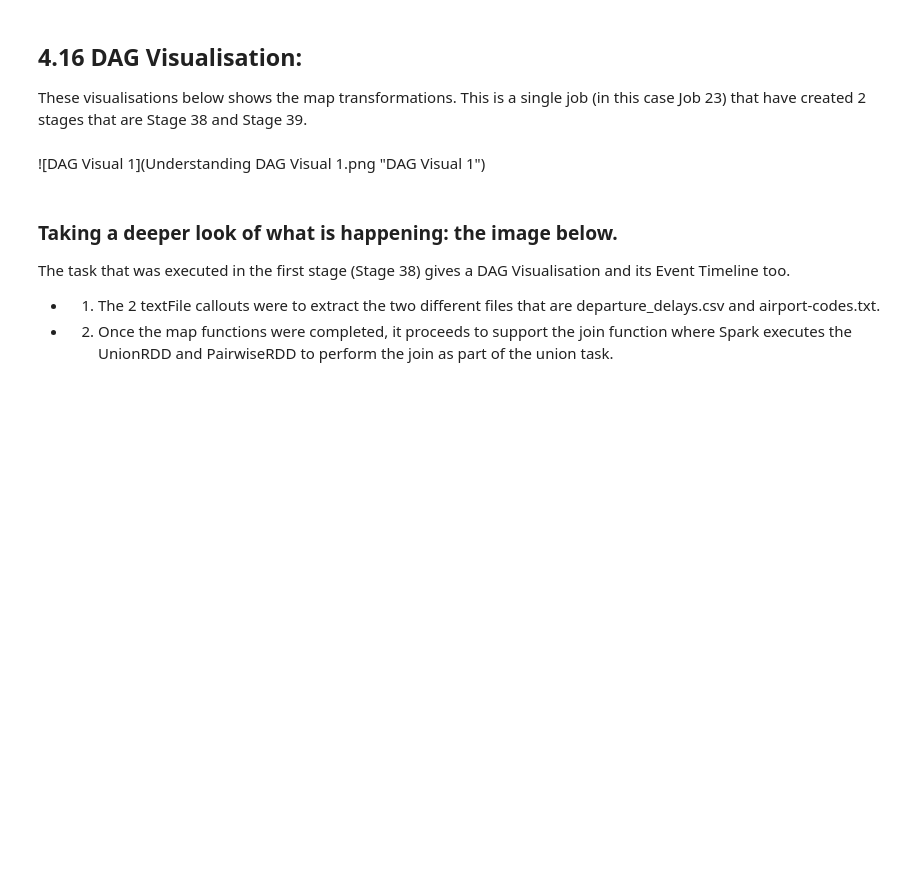
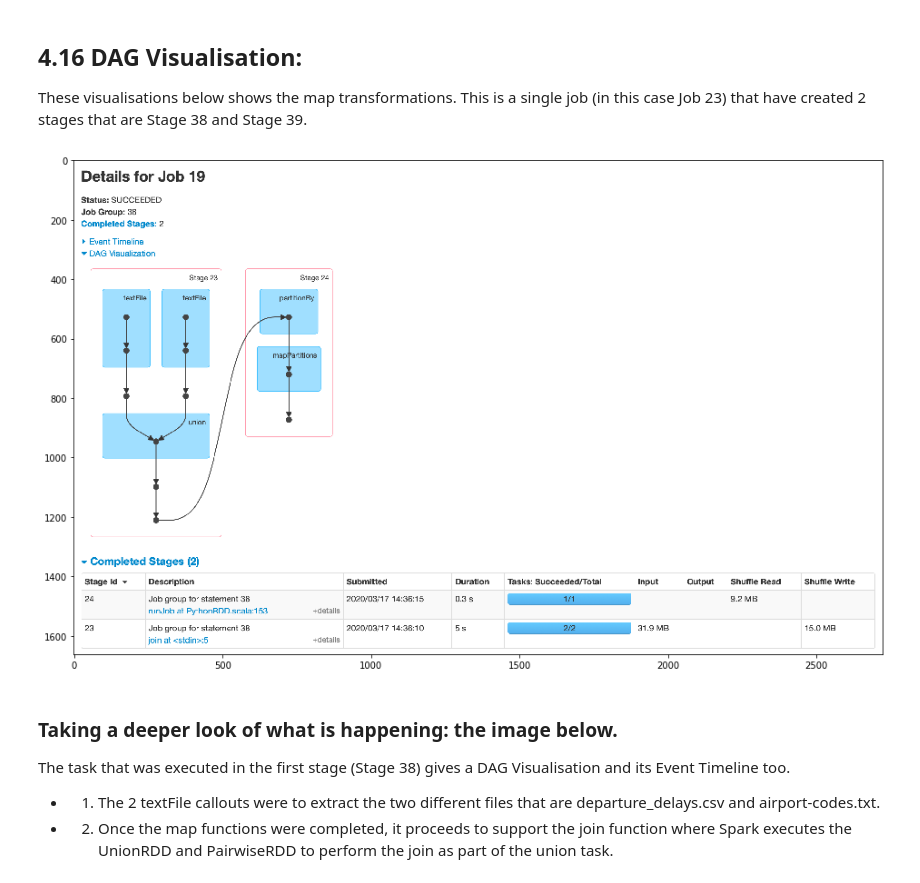
Before and after one commit to ylee9107/PySpark_myLearning, a Jupyter notebook: Project 1 - Abstracting Data with PySpark RDDs/PySpark - Abstracting Data with RDDs.ipynb, the cells around one changed output. Cells and saved outputs as stored; diff of their text form; code cells hidden in the pictures; blank space fills up the shorter version.

Commit message:
Updated with Image fixes. Final notebook.

```diff
--- a/Project 1 - Abstracting Data with PySpark RDDs/PySpark - Abstracting Data with RDDs.ipynb
+++ b/Project 1 - Abstracting Data with PySpark RDDs/PySpark - Abstracting Data with RDDs.ipynb
@@ -439,5 +428,23 @@ image_path = os.path.abspath(image_folderName) + '/'
-# %% [markdown]
-![DAG Visual 1](Understanding DAG Visual 1.png "DAG Visual 1")
+# %%
+%%local
+
+# Import the required library and set to use ggplot:
+import os
+import matplotlib.pyplot as plt
+import matplotlib.image as mpimg
+%matplotlib inline
+
+folder_pathway = os.getcwd()
+
+# print(folder_pathway)
+
+image_path = folder_pathway + "/Description Images/"
+# plot the image
+fig, ax1 = plt.subplots(figsize=(16,10))
+image = mpimg.imread(image_path + 'Understanding DAG Visual 1.png')
+plt.imshow(image);
+# %% [output]
+[figure, added]
 # %% [markdown]
 ### Taking a deeper look of what is happening: the image below.
 
```
Also changed, not shown: parts of 15 cells of this notebook.
